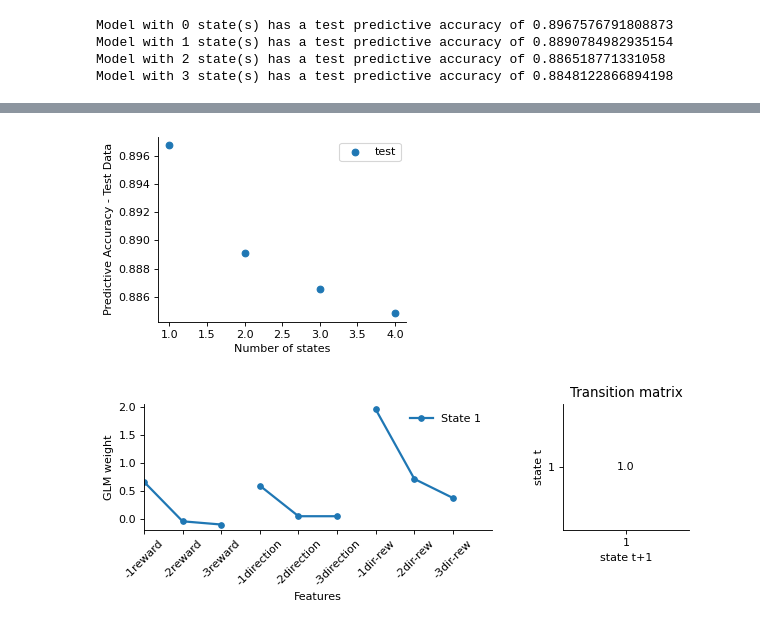
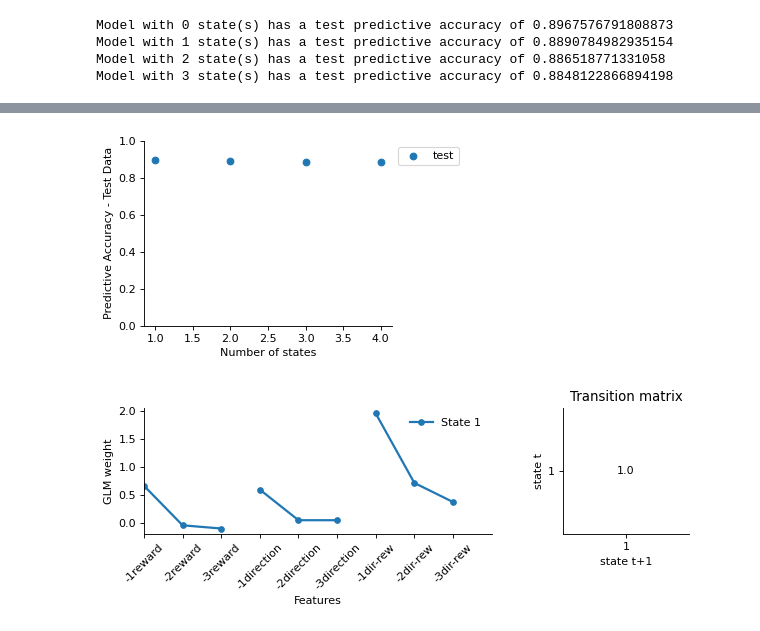
Before and after one commit to celiaberon/behavior-helpers, a Jupyter notebook: notebooks/glm-hmm.ipynb, the cells around one changed output, grey strips where cells are left out. Saved outputs shown, nothing was run; the diff lists cells and outputs as text; code cells hidden in the pictures.

```diff
--- a/notebooks/glm-hmm.ipynb
+++ b/notebooks/glm-hmm.ipynb
@@ -131,7 +120,7 @@ sticky.plot_state_probs(3)
 # %%
-sticky.compare_k_states_no_err({'test': acc}, datasets=['test'], ylab='Predictive Accuracy - Test Data')
+sticky.compare_k_states_no_err({'test': acc}, datasets=['test'], ylab='Predictive Accuracy - Test Data', ylim=(0, 1))
 # %% [output]
-[figure, old version]
+[figure, new version]
 # %%
 for i in range(4):
     sticky.plot_glm_weights(i)
```
Also changed, not shown: parts of 38 cells of this notebook, 2 other files.
